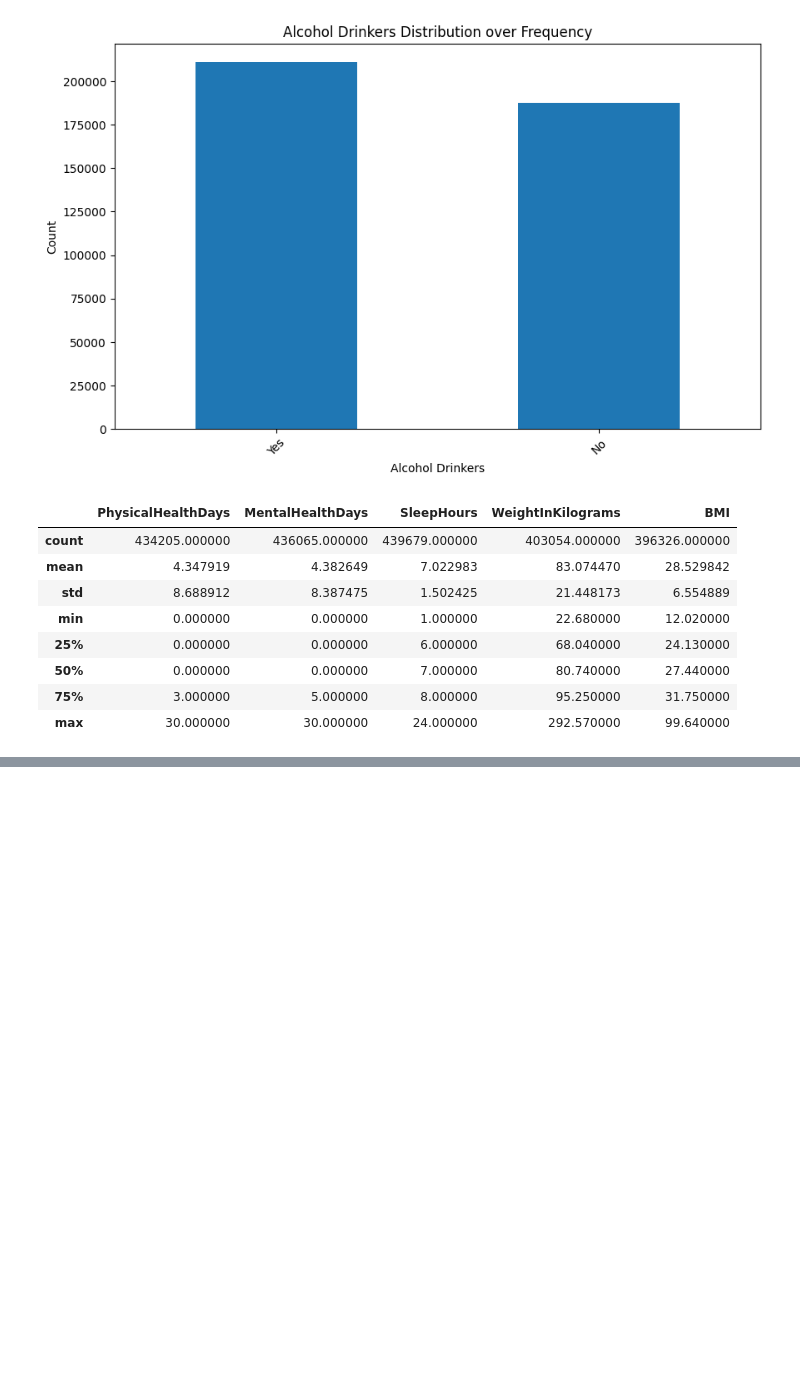
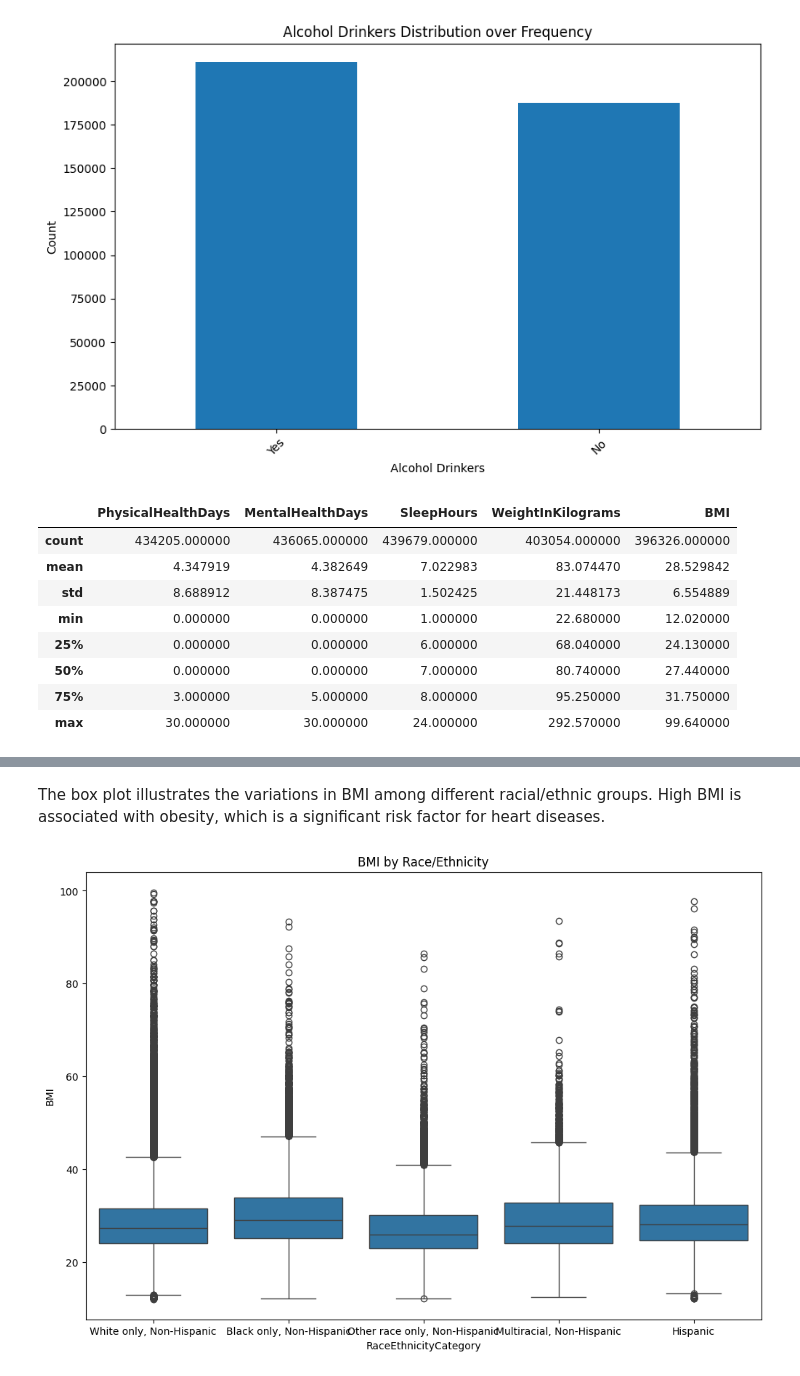
Before and after one commit to RichardKameri/pydata, a Jupyter notebook: heartanalysis.ipynb, the cells around one changed output, grey strips where cells are left out. Drawn from its saved outputs; the diff is of its cells as text; code cells hidden in the pictures; blank space fills up the shorter version.

```diff
--- a/heartanalysis.ipynb
+++ b/heartanalysis.ipynb
@@ -319,0 +375,9 @@ df.describe()
+# %% [markdown]
+The box plot illustrates the variations in BMI among different racial/ethnic groups. High BMI is associated with obesity, which is a significant risk factor for heart diseases.
+# %%
+plt.figure(figsize=(12, 8))
+sns.boxplot(data=df, x='RaceEthnicityCategory', y='BMI')
+plt.title('BMI by Race/Ethnicity')
+plt.show()
+# %% [output]
+[figure, added]
```
Also changed, not shown: parts of 12 cells of this notebook.
